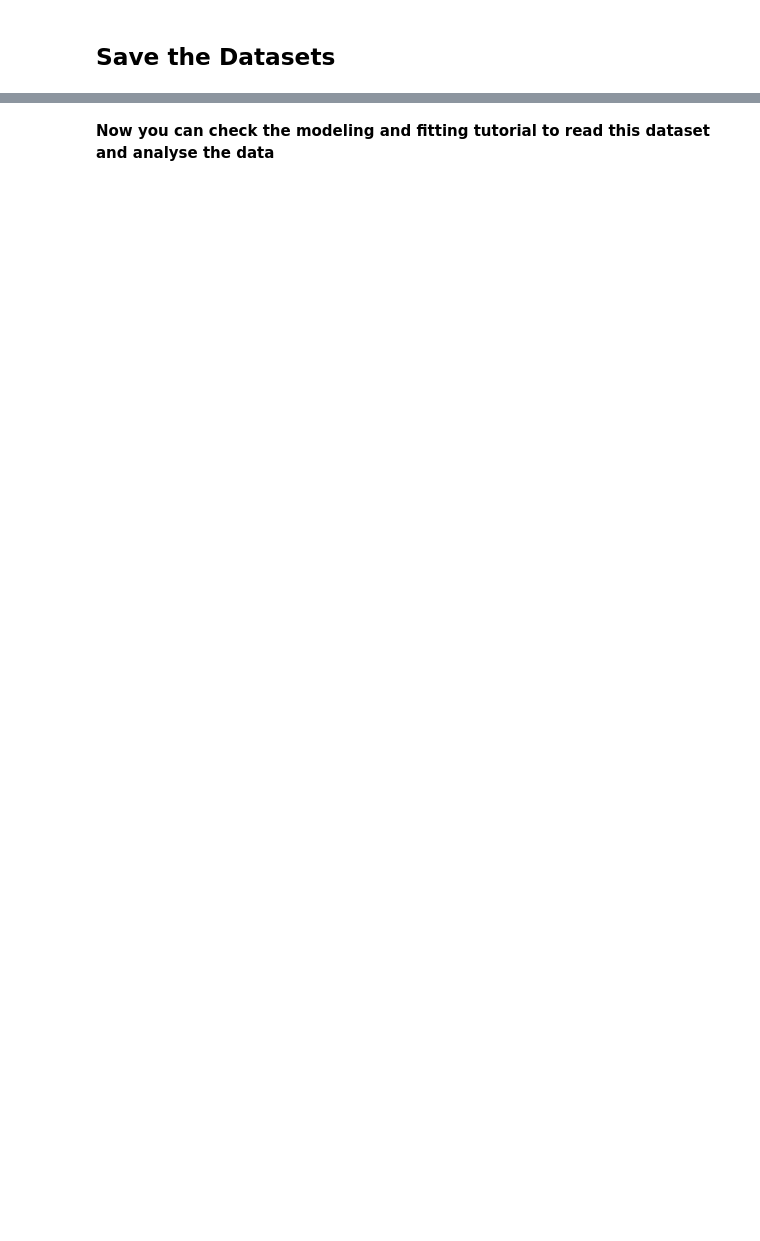
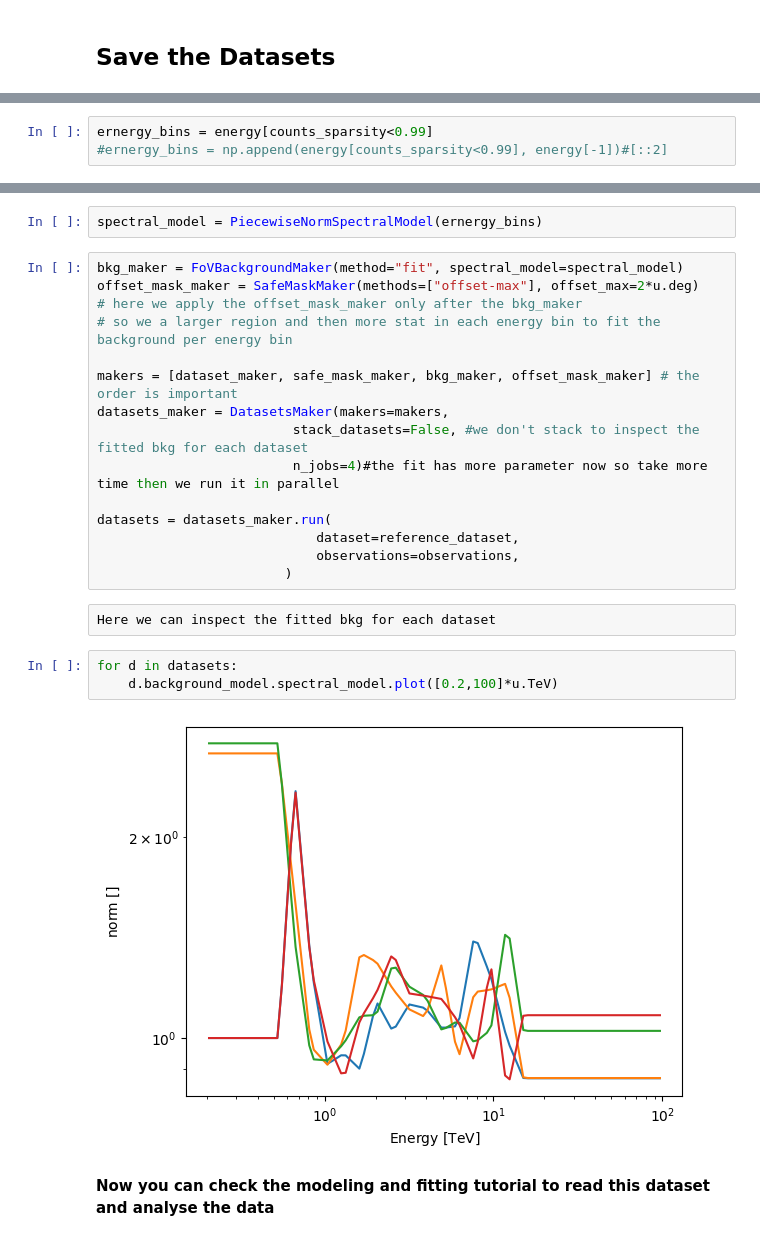
Before and after one commit to bkhelifi/CADS_2024, a Jupyter notebook: Advanced_handson/2_irfs_properties_dataset_creation.ipynb, the cells around one changed output, grey strips where cells are left out. Drawn from its saved outputs; the diff is of its cells as text; blank space fills up the shorter version.

```diff
--- a/Advanced_handson/2_irfs_properties_dataset_creation.ipynb
+++ b/Advanced_handson/2_irfs_properties_dataset_creation.ipynb
@@ -382,0 +680,3 @@ datasets.write(filename= path / "datasets_crab_1d.yaml", overwrite=True)
+# %%
+ernergy_bins = energy[counts_sparsity<0.99]
+#ernergy_bins = np.append(energy[counts_sparsity<0.99], energy[-1])#[::2]
@@ -383,2 +687,26 @@ datasets.write(filename= path / "datasets_crab_1d.yaml", overwrite=True)
+# %%
+spectral_model = PiecewiseNormSpectralModel(ernergy_bins)
+# %%
+bkg_maker = FoVBackgroundMaker(method="fit", spectral_model=spectral_model)
+offset_mask_maker = SafeMaskMaker(methods=["offset-max"], offset_max=2*u.deg)
+# here we apply the offset_mask_maker only after the bkg_maker
+# so we a larger region and then more stat in each energy bin to fit the background per energy bin
+
+makers = [dataset_maker, safe_mask_maker, bkg_maker, offset_mask_maker] # the order is important
+datasets_maker = DatasetsMaker(makers=makers,
+                         stack_datasets=False, #we don't stack to inspect the fitted bkg for each dataset
+                         n_jobs=4)#the fit has more parameter now so take more time then we run it in parallel
+
+datasets = datasets_maker.run(
+                            dataset=reference_dataset,
+                            observations=observations,
+                        )
+# %% [raw]
+Here we can inspect the fitted bkg for each dataset
+# %%
+for d in datasets:
+    d.background_model.spectral_model.plot([0.2,100]*u.TeV)
+# %% [output]
+[figure, added]
 # %% [markdown]
 **Now you can check the modeling and fitting tutorial to read this dataset and analyse the data**
```
Also changed, not shown: parts of 39 cells of this notebook, 2 other files.
